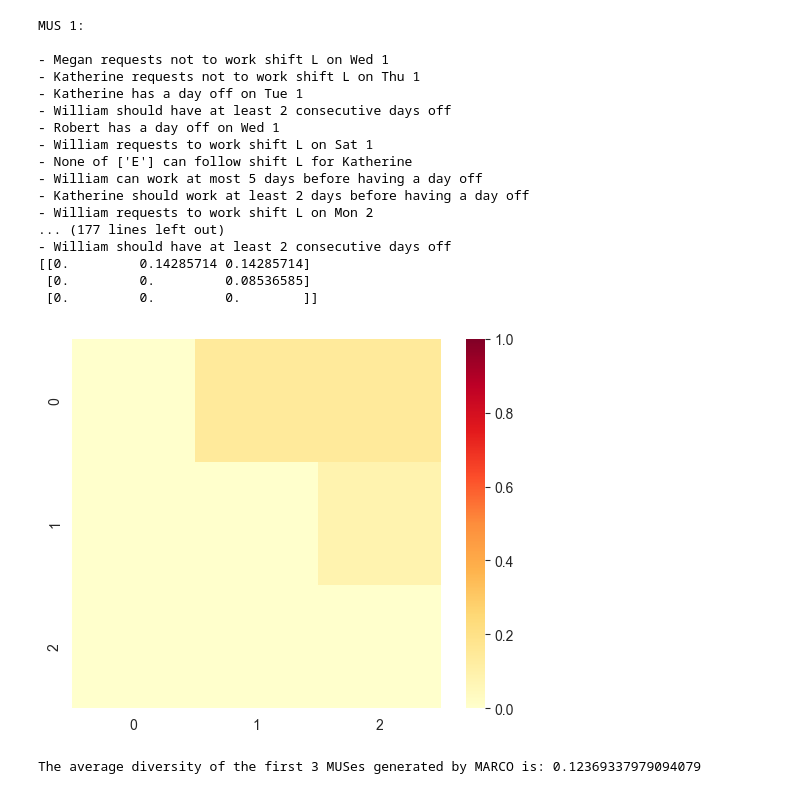
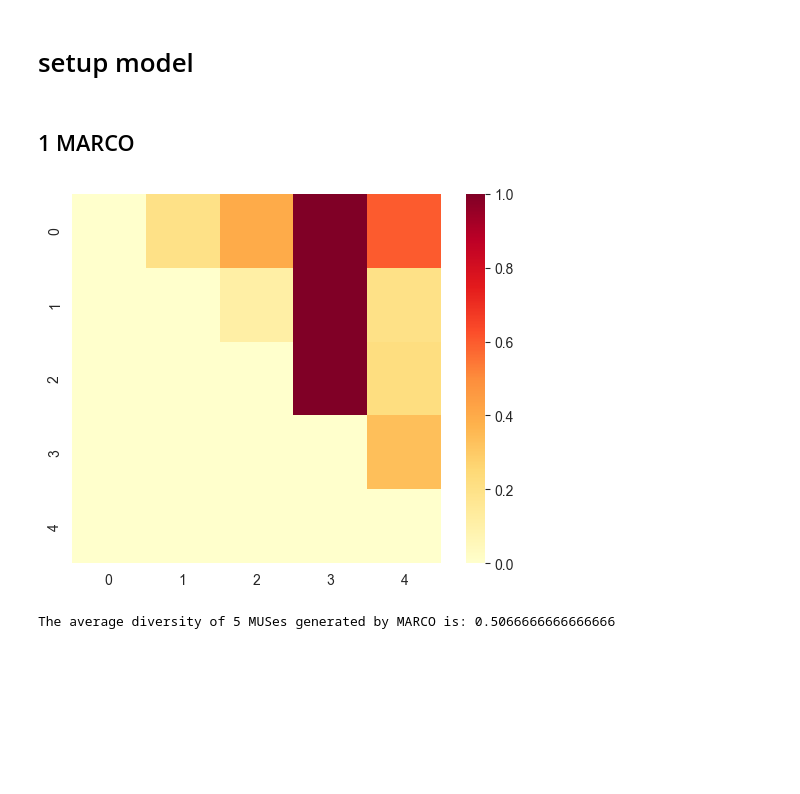
Before and after one commit to RobinHalford/cpmpy, a Jupyter notebook: cpmpy/tools/explain/nurse_rostering_examples.ipynb, the cells around one changed output. Saved outputs shown, nothing was run; the diff lists cells and outputs as text; code cells hidden in the pictures; blank space fills up the shorter version.

Commit message:
nurse rostering examples

```diff
--- a/cpmpy/tools/explain/nurse_rostering_examples.ipynb
+++ b/cpmpy/tools/explain/nurse_rostering_examples.ipynb
@@ -41,36 +30,2 @@ data.staff[["name", "MaxShifts","MaxWeekends"]]
-# %%
-# enumerate 3 MUSes of the nurse rostering example
-model, nurse_view = factory.get_decision_model()
-result = []
-for i, (kind, subset) in enumerate(marco(model.constraints, solver="exact", return_mcs=False)):
-    result.append(frozenset(subset))
-    print(f"MUS {i+1}: \n")
-    for c in subset:
-        print("-", c)
-    if i == 2:
-        break
-
-
-div_matrix = diversity_matrix(result, "overlap")
-print(div_matrix)
-visualize_heatmap(div_matrix)
-# sometimes these give very different MUSes, but sometimes very similar
-# %% [output]
-MUS 1:
-
-- Megan requests not to work shift L on Wed 1
-- Katherine requests not to work shift L on Thu 1
-- Katherine has a day off on Tue 1
-- William should have at least 2 consecutive days off
-- Robert has a day off on Wed 1
-- William requests to work shift L on Sat 1
-- None of ['E'] can follow shift L for Katherine
-- William can work at most 5 days before having a day off
-- Katherine should work at least 2 days before having a day off
-- William requests to work shift L on Mon 2
-... (177 lines left out)
-- William should have at least 2 consecutive days off
-[[0.         0.14285714 0.14285714]
- [0.         0.         0.08536585]
- [0.         0.         0.        ]]
-[figure, removed]
+# %% [markdown]
+# setup model
@@ -77,6 +39,16 @@ MUS 1:
+# %% [markdown]
+## 1 MARCO
+# %%
+result = []
+for i, (kind, subset) in enumerate(marco(model.constraints, solver="exact", map_solver="exact", return_mcs=False)):
+    result.append(frozenset(subset))
+    if i == 4:
+        break
 # %%
-
+div_matrix = diversity_matrix(result, measure="overlap")
+visualize_heatmap(div_matrix)
 avg = div_matrix[np.triu_indices_from(div_matrix, k=1)].mean()
-print(f"The average diversity of the first {len(result)} MUSes generated by MARCO is: {avg}")
+print(f"The average diversity of {len(result)} MUSes generated by MARCO is: {avg}")
 # %% [output]
+[figure, added]
-The average diversity of the first 3 MUSes generated by MARCO is: 0.12369337979094079
+The average diversity of 5 MUSes generated by MARCO is: 0.5066666666666666
```
Also changed, not shown: parts of 18 cells of this notebook, 2 other files.
